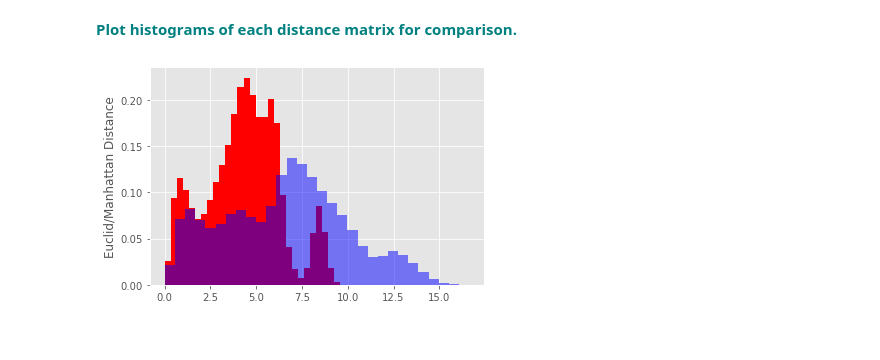
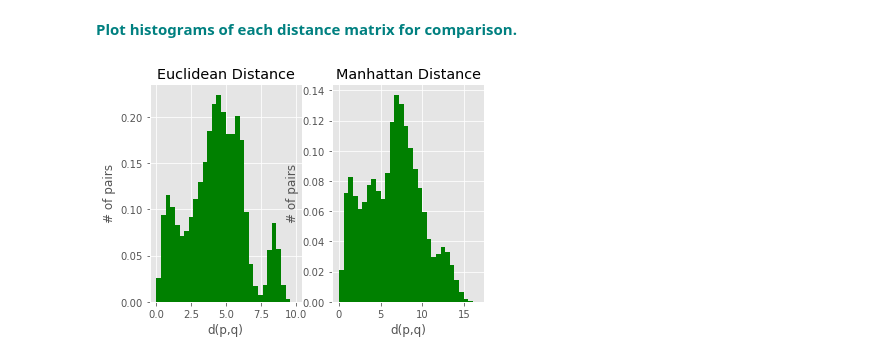
Before and after one commit to malhotransh/MachineLearning, a Jupyter notebook: Unsupervised_Learning/Euclidean_and_Manhattan_Distances_Case_Study/Euclidean_and_Manhattan_Distances_Case_Study.ipynb, the cells around one changed output. Drawn from its saved outputs; the diff is of its cells as text; code cells hidden in the pictures.

```diff
--- a/Unsupervised_Learning/Euclidean_and_Manhattan_Distances_Case_Study/Euclidean_and_Manhattan_Distances_Case_Study.ipynb
+++ b/Unsupervised_Learning/Euclidean_and_Manhattan_Distances_Case_Study/Euclidean_and_Manhattan_Distances_Case_Study.ipynb
@@ -122,9 +122,16 @@ largeMat = np.random.random((10000,100))
 # %% [markdown]
 **<font color='teal'>Plot histograms of each distance matrix for comparison.</font>**
 # %%
-plt.hist(DistEuclid, density=True, ls='dotted', bins=30, color='r')
-plt.hist(DistManhattan, density=True, ls='dashed', alpha=0.5, bins=30, color='b')
-plt.ylabel('Euclidean/Manhattan Distance')
+plt.subplot(1,2,1)
+plt.hist(DistEuclid, density=True, ls='dotted', bins=30, color='g')
+plt.title('Euclidean Distance')
+plt.ylabel('# of pairs')
+plt.xlabel('d(p,q)')
+plt.subplot(1,2,2)
+plt.hist(DistManhattan, density=True, ls='dotted', bins=30, color='g')
+plt.title('Manhattan Distance')
+plt.ylabel('# of pairs')
+plt.xlabel('d(p,q)')
 plt.show()
 # %% [output]
-[figure, old version]
+[figure, new version]
```
